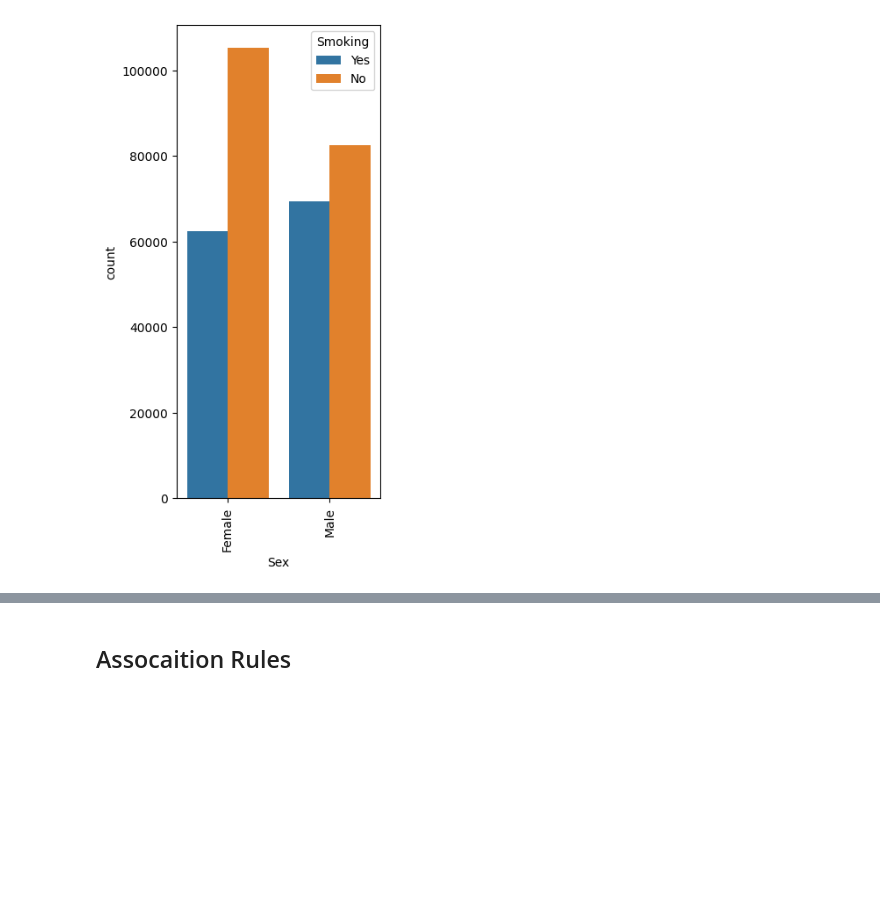
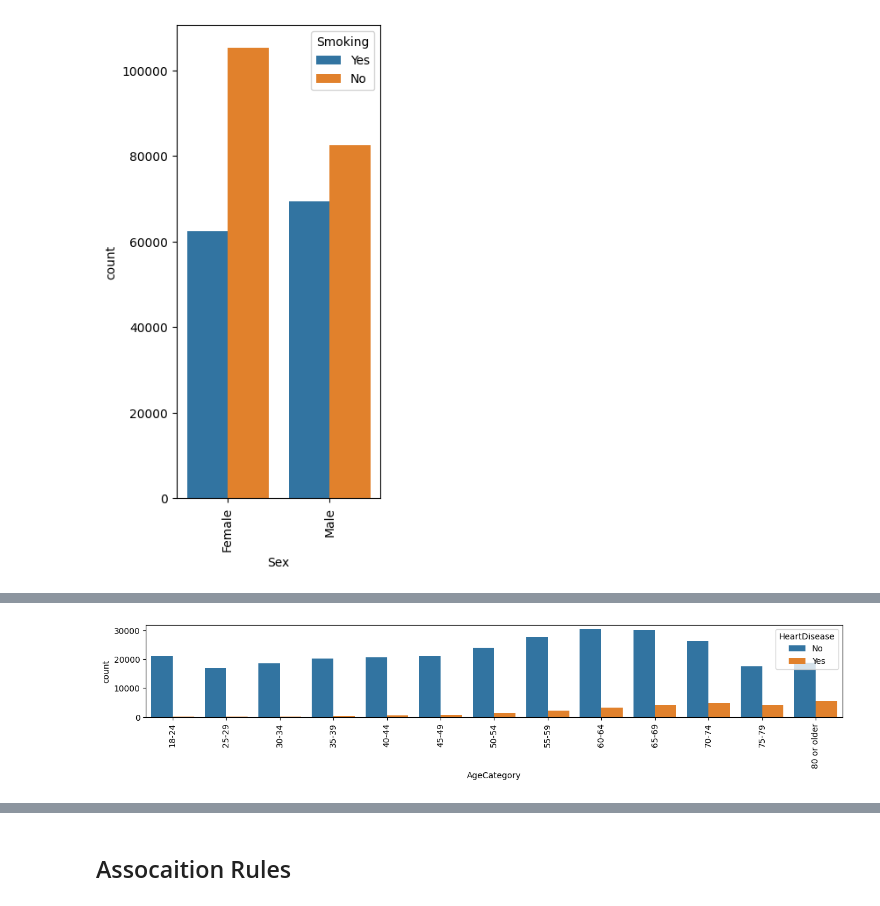
Before and after one commit to nour-aldin/Heart-Disease-Detection, a Jupyter notebook: code/Data Visualization.ipynb, the cells around one changed output, grey strips where cells are left out. Cells and saved outputs as stored; diff of their text form; code cells hidden in the pictures; blank space fills up the shorter version.

```diff
--- a/code/Data Visualization.ipynb
+++ b/code/Data Visualization.ipynb
@@ -122,0 +130,9 @@ plt.show()
+# %%
+_data = data[data.HeartDisease != 'w r']
+# make no in heart DISEASE has color red and yes has color blue
+sns.countplot(x=_data['AgeCategory'], hue=_data['HeartDisease'], order=['18-24', '25-29', '30-34', '35-39', '40-44', '45-49', '50-54', '55-59', '60-64','65-69','70-74','75-79', '80 or older'])
+plt.rcParams['figure.figsize'] = (15, 2)
+plt.xticks(rotation=90)
+plt.show()
+# %% [output]
+[figure, added]
```
Also changed, not shown: parts of 2 cells of this notebook.
